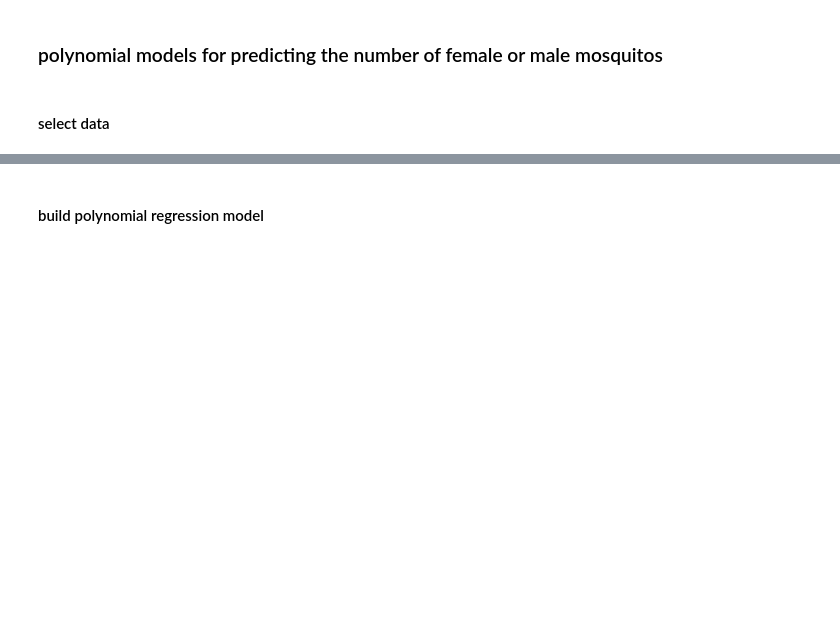
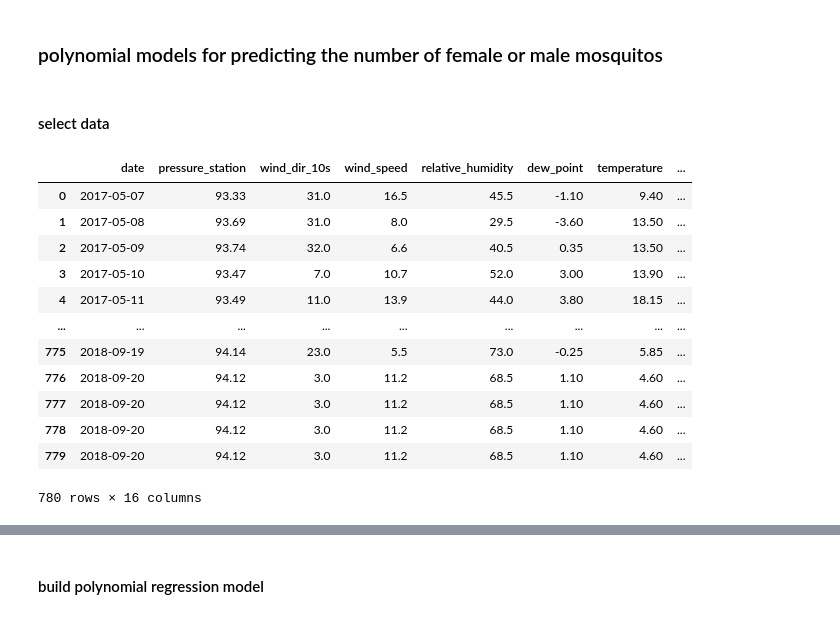
Before and after one commit to essamgouda97/ECE720-project1, a Jupyter notebook: task1_Alan.ipynb, the cells around one changed output, grey strips where cells are left out. Saved outputs shown, nothing was run; the diff lists cells and outputs as text; code cells hidden in the pictures; blank space fills up the shorter version.

```diff
--- a/task1_Alan.ipynb
+++ b/task1_Alan.ipynb
@@ -439,6 +803,20 @@ results_df
 # %% [markdown]
 #### select data
 # %%
-Po_data=mergedata.drop(columns=["pressure_sea","genus","specific_epithet","trap_region","comparison_group","new_trap_date"])
-Po_data.head()
+Po_data=mergedata.drop(columns=["pressure_sea","genus","specific_epithet","trap_region","comparison_group"])
+Po_data
+# %% [output]
+|  | date | pressure_station | wind_dir_10s | wind_speed | relative_humidity | dew_point | temperature | ... |
+| 0 | 2017-05-07 | 93.33 | 31.0 | 16.5 | 45.5 | -1.10 | 9.40 | ... |
+| 1 | 2017-05-08 | 93.69 | 31.0 | 8.0 | 29.5 | -3.60 | 13.50 | ... |
+| 2 | 2017-05-09 | 93.74 | 32.0 | 6.6 | 40.5 | 0.35 | 13.50 | ... |
+| 3 | 2017-05-10 | 93.47 | 7.0 | 10.7 | 52.0 | 3.00 | 13.90 | ... |
+| 4 | 2017-05-11 | 93.49 | 11.0 | 13.9 | 44.0 | 3.80 | 18.15 | ... |
+| ... | ... | ... | ... | ... | ... | ... | ... | ... |
+| 775 | 2018-09-19 | 94.14 | 23.0 | 5.5 | 73.0 | -0.25 | 5.85 | ... |
+| 776 | 2018-09-20 | 94.12 | 3.0 | 11.2 | 68.5 | 1.10 | 4.60 | ... |
+| 777 | 2018-09-20 | 94.12 | 3.0 | 11.2 | 68.5 | 1.10 | 4.60 | ... |
+| 778 | 2018-09-20 | 94.12 | 3.0 | 11.2 | 68.5 | 1.10 | 4.60 | ... |
+| 779 | 2018-09-20 | 94.12 | 3.0 | 11.2 | 68.5 | 1.10 | 4.60 | ... |
+780 rows × 16 columns
 # %%
```
Also changed, not shown: parts of 55 cells of this notebook.
